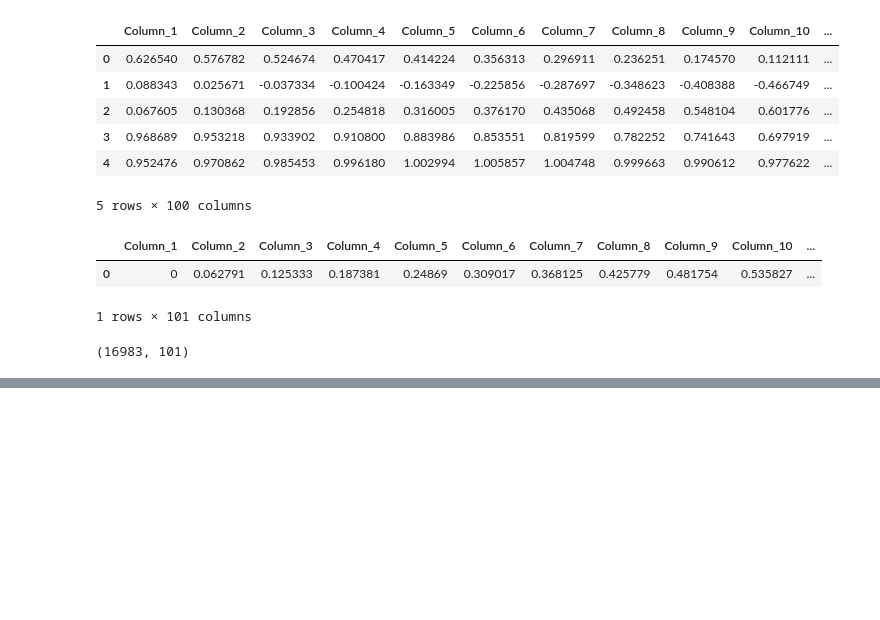
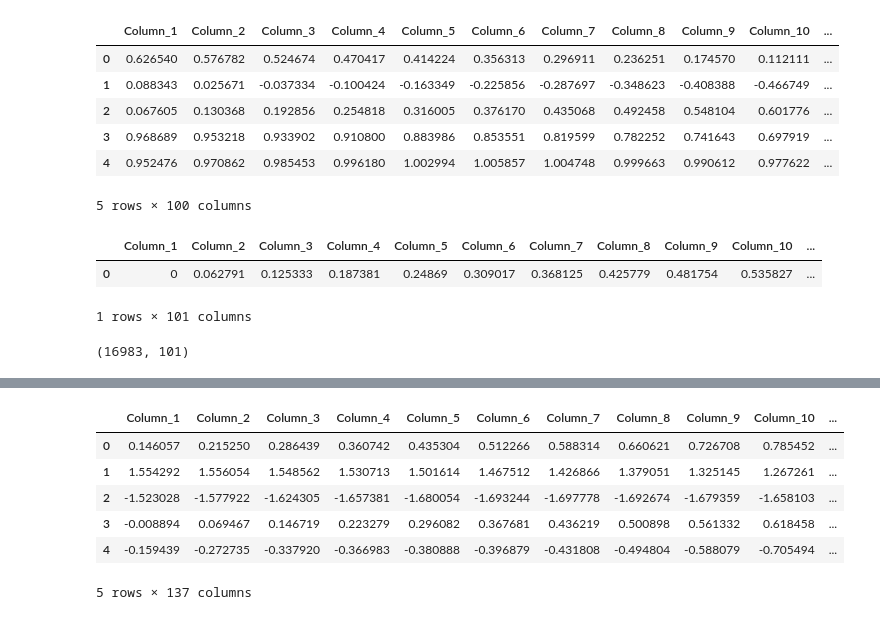
Before and after one commit to SorbieuRnk/PowerQualityDisturbancesClassification, a Jupyter notebook: project.ipynb, the cells around one changed output, grey strips where cells are left out. Saved outputs shown, nothing was run; the diff lists cells and outputs as text; code cells hidden in the pictures; blank space fills up the shorter version.

Commit message:
dataset merging

```diff
--- a/project.ipynb
+++ b/project.ipynb
@@ -253,0 +362,21 @@ resample_df.head()
+# %%
+# Apply PCA for Dimensionality Reduction
+pca = PCA(n_components=10)
+pca_features = pca.fit_transform(scaled_features)
+pca_df = pd.DataFrame(pca_features, columns=[f'PC{i+1}' for i in range(10)])
+
+# Combine all features
+combined_features = pd.concat([scaled_df, stat_features, pca_df], axis=1)
+
+# Add target variable back
+final_dataset = pd.concat([combined_features,resample_df['class']], axis=1)
+# %%
+final_dataset.head()
+# %% [output]
+|  | Column_1 | Column_2 | Column_3 | Column_4 | Column_5 | Column_6 | Column_7 | Column_8 | Column_9 | Column_10 | ... |
+| 0 | 0.146057 | 0.215250 | 0.286439 | 0.360742 | 0.435304 | 0.512266 | 0.588314 | 0.660621 | 0.726708 | 0.785452 | ... |
+| 1 | 1.554292 | 1.556054 | 1.548562 | 1.530713 | 1.501614 | 1.467512 | 1.426866 | 1.379051 | 1.325145 | 1.267261 | ... |
+| 2 | -1.523028 | -1.577922 | -1.624305 | -1.657381 | -1.680054 | -1.693244 | -1.697778 | -1.692674 | -1.679359 | -1.658103 | ... |
+| 3 | -0.008894 | 0.069467 | 0.146719 | 0.223279 | 0.296082 | 0.367681 | 0.436219 | 0.500898 | 0.561332 | 0.618458 | ... |
+| 4 | -0.159439 | -0.272735 | -0.337920 | -0.366983 | -0.380888 | -0.396879 | -0.431808 | -0.494804 | -0.588079 | -0.705494 | ... |
+5 rows × 137 columns
```
Also changed, not shown: parts of 8 cells of this notebook.
